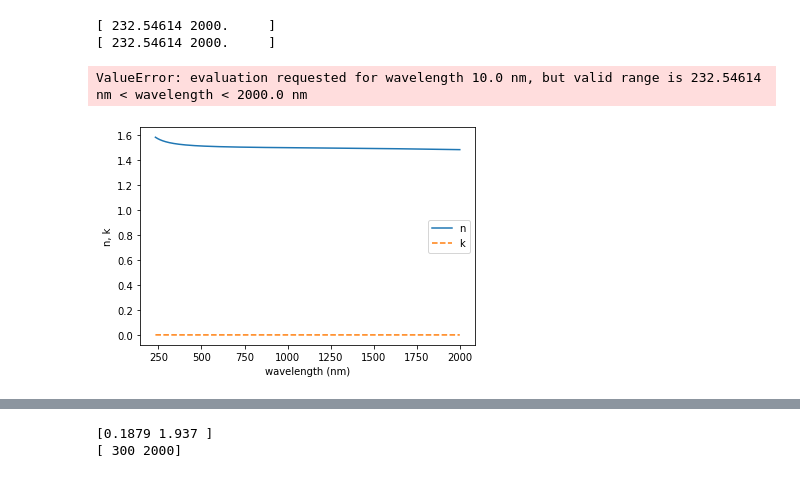
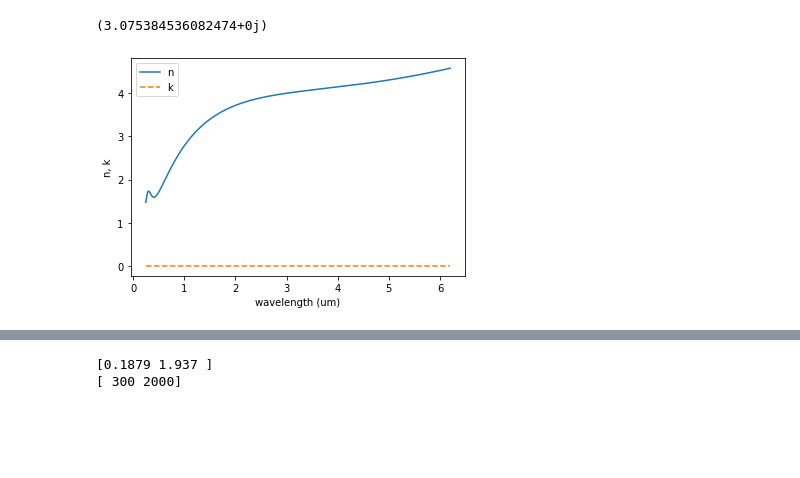
Before and after one commit to nano-sippe/dispersion, a Jupyter notebook: notebooks/developement.ipynb, the cells around one changed output, grey strips where cells are left out. Drawn from its saved outputs; the diff is of its cells as text; code cells hidden in the pictures; blank space fills up the shorter version.

```diff
--- a/notebooks/developement.ipynb
+++ b/notebooks/developement.ipynb
@@ -1,29 +159,13 @@
 # %%
-%load_ext autoreload
-%autoreload 2
-
-import matplotlib.pyplot as plt
-import numpy as np
-from scipy.interpolate import interp1d, splrep, splev
-
-from refractive_index_database.material_database import MaterialDatabase
-from refractive_index_database.material_data import MaterialData
-#from refractive_index_database import get_permittivity
-from refractive_index_database.config import get_config
-from refractive_index_database.spectrum import Spectrum
-from refractive_index_database.jcm_interface import get_permittivity
-from refractive_index_database.spectral_data import Interpolation, Extrapolation, Sellmeier
-
 mdb = MaterialDatabase()
-aSi = mdb.get_material("corning_eagle")
+aSi = mdb.get_material("Nickel")
 mat = aSi
-extended_spectrum = Spectrum(2000.0,unit='nanometer')
-mat.extrapolate(extended_spectrum,spline_order=1)
-spectrum = Spectrum(10.0,unit='nanometer')
+mat.remove_absorption()
+extended_spectrum = Spectrum(1200.0,unit='nanometer')
+#mat.extrapolate(extended_spectrum,spline_order=1)
+spectrum = Spectrum(1200.0,unit='nanometer')
 mat._plot_data('nk')
 print(mat.get_nk_data(spectrum))
 # %% [output]
-[ 232.54614 2000.     ]
-[ 232.54614 2000.     ]
+(3.075384536082474+0j)
-ValueError: evaluation requested for wavelength 10.0 nm, but valid range is 232.54614 nm < wavelength < 2000.0 nm
-[figure, old version]
+[figure, new version]
```
Also changed, not shown: parts of 10 cells of this notebook, 6 other files.
